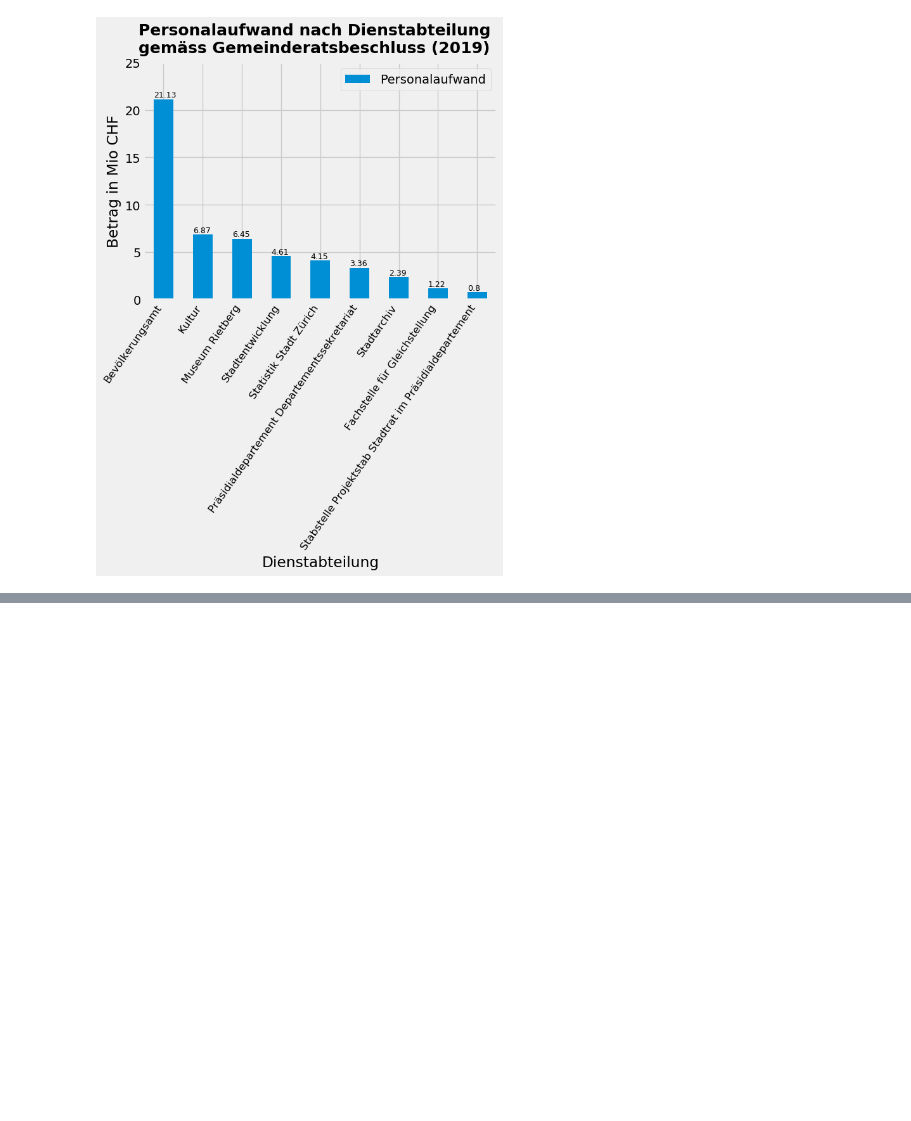
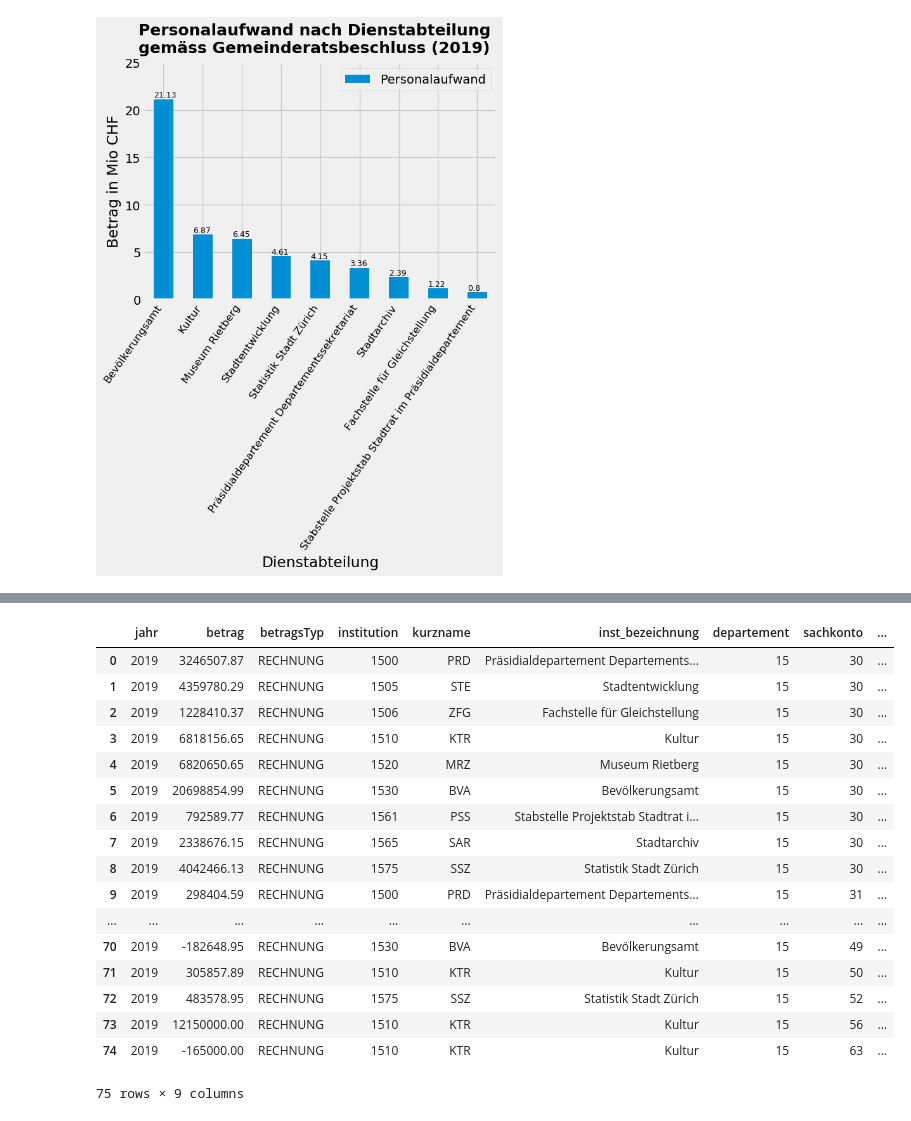
Before and after one commit to opendatazurich/opendatazurich.github.io, a Jupyter notebook: rpk-api/RPK-API-Beispiele.ipynb, the cells around one changed output, grey strips where cells are left out. Saved outputs shown, nothing was run; the diff lists cells and outputs as text; code cells hidden in the pictures; blank space fills up the shorter version.

```diff
--- a/rpk-api/RPK-API-Beispiele.ipynb
+++ b/rpk-api/RPK-API-Beispiele.ipynb
@@ -414,0 +425,20 @@ plt.show()
+# %%
+key = dep.index[dep.kurzname == 'PRD'].tolist()[0]
+params = {
+    'departement': key,
+    'jahr': 2019,
+    'betragsTyp': 'RECHNUNG'
+}
+r = requests.get(
+    'https://api.stadt-zuerich.ch/rpkk-rs/v1/sachkonto2stellig',
+    params=params,
+    headers=headers,
+    verify=SSL_VERIFY
+)
+data = r.json()
+data
+
+amountRechnung = pd.DataFrame(data['value'])
+amountRechnung = amountRechnung.astype({'betrag': 'float64'})
+amountRechnung = amountRechnung.astype({'sachkonto': 'int64'})
+amountRechnung
@@ -414,0 +464,25 @@ plt.show()
+# %%
+# merge amount, instistution and sachkonto
+merged = amountRechnung.join(sachkonto, on='sachkonto').rename(columns={'Bezeichnung': 'sachkonto_bezeichnung'})
+merged = merged.join(inst, on='institution').rename(columns={'bezeichnung': 'inst_bezeichnung'})
+merged = merged[['jahr', 'betrag', 'betragsTyp', 'institution', 'kurzname', 'inst_bezeichnung', 'departement', 'sachkonto', 'sachkonto_bezeichnung']]
+merged
+# %% [output]
+|  | jahr | betrag | betragsTyp | institution | kurzname | inst_bezeichnung | departement | sachkonto | ... |
+| 0 | 2019 | 3246507.87 | RECHNUNG | 1500 | PRD | Präsidialdepartement Departements... | 15 | 30 | ... |
+| 1 | 2019 | 4359780.29 | RECHNUNG | 1505 | STE | Stadtentwicklung | 15 | 30 | ... |
+| 2 | 2019 | 1228410.37 | RECHNUNG | 1506 | ZFG | Fachstelle für Gleichstellung | 15 | 30 | ... |
+| 3 | 2019 | 6818156.65 | RECHNUNG | 1510 | KTR | Kultur | 15 | 30 | ... |
+| 4 | 2019 | 6820650.65 | RECHNUNG | 1520 | MRZ | Museum Rietberg | 15 | 30 | ... |
+| 5 | 2019 | 20698854.99 | RECHNUNG | 1530 | BVA | Bevölkerungsamt | 15 | 30 | ... |
+| 6 | 2019 | 792589.77 | RECHNUNG | 1561 | PSS | Stabstelle Projektstab Stadtrat i... | 15 | 30 | ... |
+| 7 | 2019 | 2338676.15 | RECHNUNG | 1565 | SAR | Stadtarchiv | 15 | 30 | ... |
+| 8 | 2019 | 4042466.13 | RECHNUNG | 1575 | SSZ | Statistik Stadt Zürich | 15 | 30 | ... |
+| 9 | 2019 | 298404.59 | RECHNUNG | 1500 | PRD | Präsidialdepartement Departements... | 15 | 31 | ... |
+| ... | ... | ... | ... | ... | ... | ... | ... | ... | ... |
+| 70 | 2019 | -182648.95 | RECHNUNG | 1530 | BVA | Bevölkerungsamt | 15 | 49 | ... |
+| 71 | 2019 | 305857.89 | RECHNUNG | 1510 | KTR | Kultur | 15 | 50 | ... |
+| 72 | 2019 | 483578.95 | RECHNUNG | 1575 | SSZ | Statistik Stadt Zürich | 15 | 52 | ... |
+| 73 | 2019 | 12150000.00 | RECHNUNG | 1510 | KTR | Kultur | 15 | 56 | ... |
+| 74 | 2019 | -165000.00 | RECHNUNG | 1510 | KTR | Kultur | 15 | 63 | ... |
+75 rows × 9 columns
```
Also changed, not shown: parts of 13 cells of this notebook.
